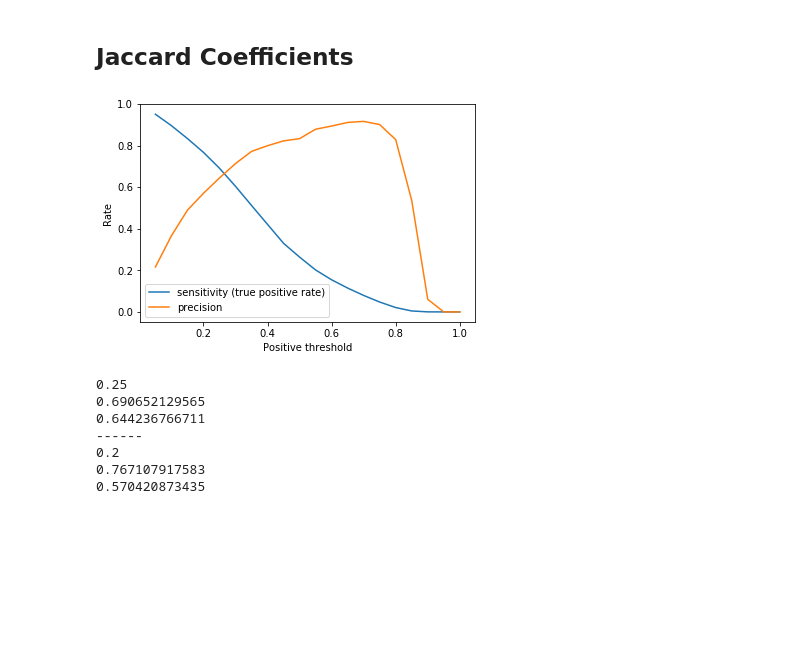
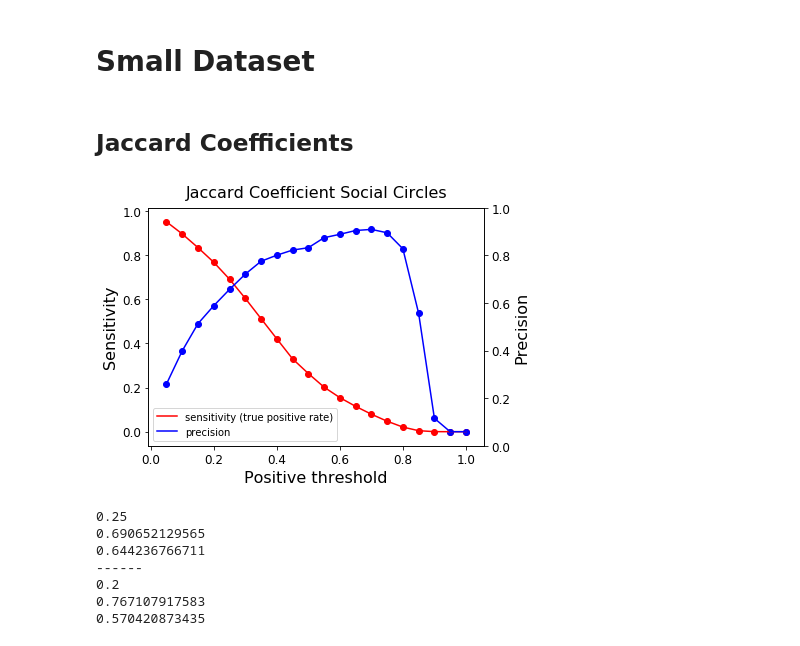
Before and after one commit to Corey-Zumar/info-project, a Jupyter notebook: Structural Methods Analysis.ipynb, the cells around one changed output. Saved outputs shown, nothing was run; the diff lists cells and outputs as text; code cells hidden in the pictures; blank space fills up the shorter version.

Commit message:
Plot saving

```diff
--- a/Structural Methods Analysis.ipynb
+++ b/Structural Methods Analysis.ipynb
@@ -54,35 +54,58 @@ def parse_results(results):
 
     return thresholds, sensitivities, specificities, precisions, fprs
 
-def plot_precision_sensitivity(results_dir):
+def plot_precision_sensitivity(results_dir, title, fig_savepath):
     results = load_results(results_dir)
 
     thresholds, sensitivities, specificities, precisions, fprs = parse_results(results)
 
-    plt.plot(thresholds, sensitivities, label="sensitivity (true positive rate)")
-    plt.plot(thresholds, precisions, label="precision")
-    plt.xlabel("Positive threshold")
-    plt.ylabel("Rate")
+    plt.plot(thresholds, sensitivities, label="sensitivity (true positive rate)", color="red")
+    plt.scatter(thresholds, sensitivities, color="red")
+    plt.plot(thresholds, precisions, label="precision", color="blue")
+    plt.scatter(thresholds, precisions, color="blue")
+    plt.xlabel("Positive threshold", fontsize=16)
+    plt.ylabel("Sensitivity", fontsize=16)
     plt.legend()
+    plt.tick_params(axis='both', which='major', labelsize=12)
+    plt.twinx()
+    plt.ylabel("Precision", fontsize=16)
+    plt.tick_params(axis='both', which='major', labelsize=12)
+    plt.suptitle(title, fontsize=16, y=1.05)
 
-def plot_specificity_fpr(results_dir):
+    plt.tight_layout(pad=0.3)
+    plt.savefig(fig_savepath, pad_inches=0.3, bbox_inches="tight")
+
+def plot_specificity_fpr(results_dir, title, fig_savepath):
     results = load_results(results_dir)
 
     thresholds, sensitivities, specificities, precisions, fprs = parse_results(results)
 
-    plt.plot(thresholds, specificities, label="specificity")
-    plt.plot(thresholds, fprs, label="false positive rate")
-    plt.xlabel("Positive threshold")
-    plt.ylabel("Rate")
+    plt.tick_params(axis='both', which='major', labelsize=10)
+    plt.plot(thresholds, specificities, label="specificity", color="red")
+    plt.scatter(thresholds, specificities, color="red")
+    plt.plot(thresholds, fprs, label="false positive rate", color="blue")
+    plt.scatter(thresholds, fprs, color="blue")
+    plt.xlabel("Positive threshold", fontsize=16)
+    plt.ylabel("Specificity", fontsize=16)
     plt.legend()
+    plt.tick_params(axis='both', which='major', labelsize=12)
+    plt.twinx()
+    plt.ylabel("False Positive Rate", fontsize=16)
+    plt.tick_params(axis='both', which='major', labelsize=12)
+    plt.suptitle(title, fontsize=16, y=1.05)
+
+    plt.tight_layout(pad=0.3)
+    plt.savefig(fig_savepath, pad_inches=0.3, bbox_inches="tight")
+# %% [markdown]
+# Small Dataset
 # %% [markdown]
 ## Jaccard Coefficients
 # %%
 jaccard_results_dir = "results_fb_small/jaccard"
-# %%
-plot_precision_sensitivity(jaccard_results_dir)
-# %% [output]
-[figure, removed]
+# %%
+plot_precision_sensitivity(jaccard_results_dir, "Jaccard Coefficient Social Circles", "jaccard_small_sens_prec.png")
+# %% [output]
+[figure, added]
 # %%
 jaccard_results = load_results(jaccard_results_dir)
 thresholds, sensitivities, _, precisions, _ = parse_results(jaccard_results)
```
Also changed, not shown: parts of 18 cells of this notebook.
